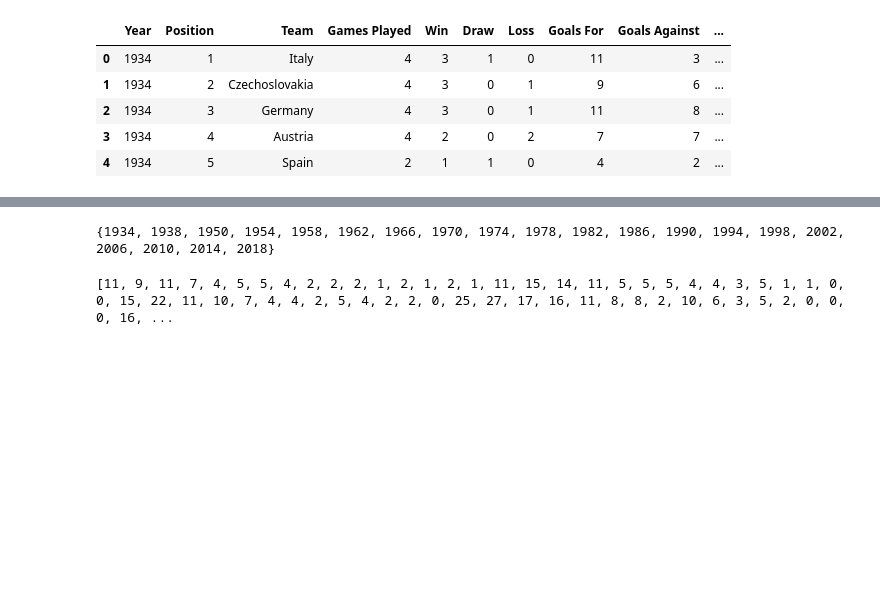
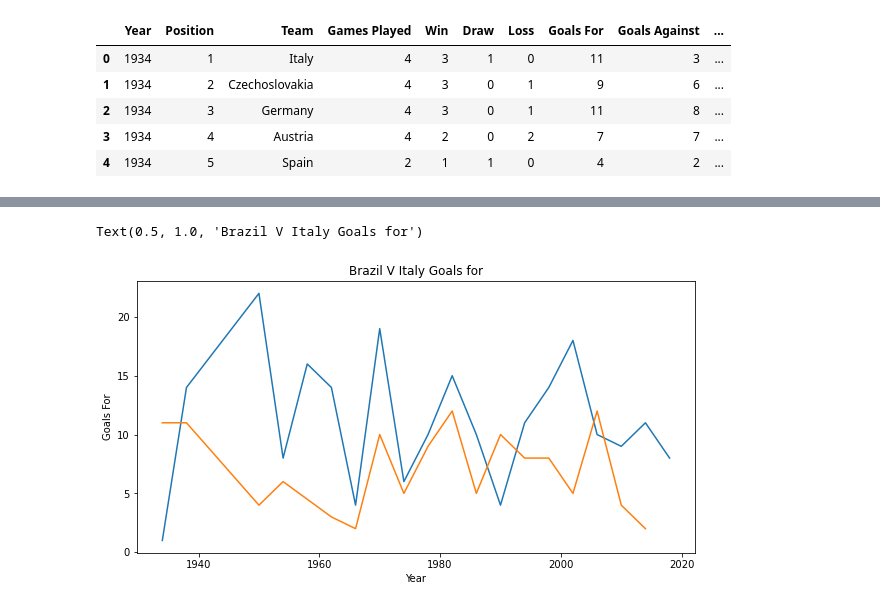
Before and after one commit to sward0311/DataAnalysis-UCD, a Jupyter notebook: Data Project.ipynb, the cells around one changed output, grey strips where cells are left out. Drawn from its saved outputs; the diff is of its cells as text; code cells hidden in the pictures; blank space fills up the shorter version.

```diff
--- a/Data Project.ipynb
+++ b/Data Project.ipynb
@@ -422,12 +421,16 @@ sns.histplot(Master['Goals For'])
-# %%
-Yearlist = Master["Year"].values.tolist()
-Yearlist2 = set(Yearlist)
-print(Yearlist2)
-# %% [output]
-{1934, 1938, 1950, 1954, 1958, 1962, 1966, 1970, 1974, 1978, 1982, 1986, 1990, 1994, 1998, 2002, 2006, 2010, 2014, 2018}
-# %%
-Goallist = Master["Goals For"].values.tolist()
-
-print(Goallist)
-# %% [output]
-[11, 9, 11, 7, 4, 5, 5, 4, 2, 2, 2, 1, 2, 1, 2, 1, 11, 15, 14, 11, 5, 5, 5, 4, 4, 3, 5, 1, 1, 0, 0, 15, 22, 11, 10, 7, 4, 4, 2, 5, 4, 2, 2, 0, 25, 27, 17, 16, 11, 8, 8, 2, 10, 6, 3, 5, 2, 0, 0, 0, 16, ...
+# %%
+plt.subplots(figsize=(10,5))
+Brazil = Master[Master['Team'] == 'Brazil'][['Year','Team', 'Goals For', 'Points']]
+Italy = Master[Master['Team'] == 'Italy'][['Year','Team', 'Goals For', 'Points']]
+##avgoals = Master['Games Played'] / Master['Goals For']
+
+##plt.plot(Master['Year'],avgoals)
+plt.plot(Brazil['Year'],Brazil['Goals For'])
+plt.plot(Italy['Year'],Italy['Goals For'])
+
+plt.xlabel('Year')
+plt.ylabel('Goals For')
+plt.title('Brazil V Italy Goals for')
+# %% [output]
+Text(0.5, 1.0, 'Brazil V Italy Goals for')
+[figure, added]
```
Also changed, not shown: parts of 24 cells of this notebook.
